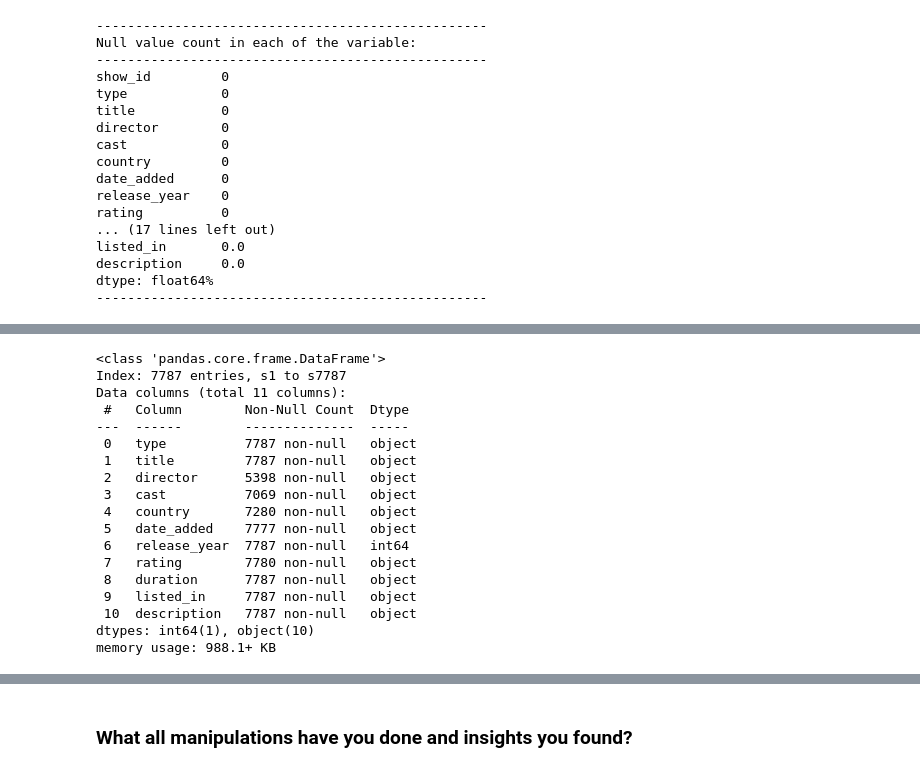
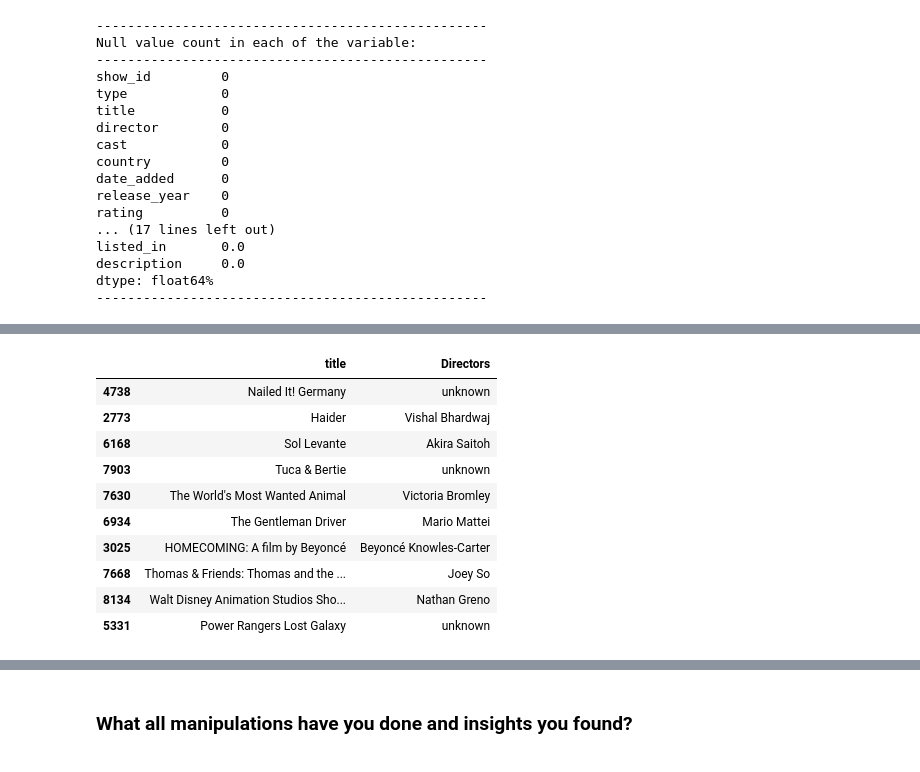
Before and after one commit to Shahrukh2016/Netflix_Movies_and_TV_Shows_Clustering, a Jupyter notebook: IndividualColab_NetflixMoviesAndTvShowsClustering.ipynb, the cells around one changed output, grey strips where cells are left out. Cells and saved outputs as stored; diff of their text form; code cells hidden in the pictures.

```diff
--- a/IndividualColab_NetflixMoviesAndTvShowsClustering.ipynb
+++ b/IndividualColab_NetflixMoviesAndTvShowsClustering.ipynb
@@ -352,7 +352,7 @@ Name: country, Length: 681, dtype: int64
 # %%
 ## Imputing null value as per our discussion
 # imputing with unknown in null values of director and cast feature
-df[['director','cast']]=df[['director','cast']].fillna("unknown")
+df[['director','cast']]=df[['director','cast']].fillna("Unknown")
 
 # Imputing null values of country with Mode
 df['country']=df['country'].fillna(df['country'].mode()[0])
@@ -406,4 +393,0 @@ df.sample(2)
-# %%
-# Defining the new columns as per our above discussion
-df["country_count"]= df["country"].apply(lambda x: len(x.split(",")))
-df["genre_count"]= df["listed_in"].apply(lambda x: len(x.split(",")))
@@ -507,21 +395,0 @@ Name: listed_in, Length: 492, dtype: int64
-# %%
-df.info()
-# %% [output]
-<class 'pandas.core.frame.DataFrame'>
-Index: 7787 entries, s1 to s7787
-Data columns (total 11 columns):
- #   Column        Non-Null Count  Dtype
----  ------        --------------  -----
- 0   type          7787 non-null   object
- 1   title         7787 non-null   object
- 2   director      5398 non-null   object
- 3   cast          7069 non-null   object
- 4   country       7280 non-null   object
- 5   date_added    7777 non-null   object
- 6   release_year  7787 non-null   int64
- 7   rating        7780 non-null   object
- 8   duration      7787 non-null   object
- 9   listed_in     7787 non-null   object
- 10  description   7787 non-null   object
-dtypes: int64(1), object(10)
-memory usage: 988.1+ KB
@@ -534,0 +396,21 @@ memory usage: 988.1+ KB
+# %%
+# Unnesting 'Directors' column
+dir_constraint=df['director'].apply(lambda x: str(x).split(', ')).tolist()
+df1 = pd.DataFrame(dir_constraint, index = df['title'])
+df1 = df1.stack()
+df1 = pd.DataFrame(df1.reset_index())
+df1.rename(columns={0:'Directors'},inplace=True)
+df1 = df1.drop(['level_1'],axis=1)
+df1.sample(10)
+# %% [output]
+|  | title | Directors |
+| 4738 | Nailed It! Germany | unknown |
+| 2773 | Haider | Vishal Bhardwaj |
+| 6168 | Sol Levante | Akira Saitoh |
+| 7903 | Tuca & Bertie | unknown |
+| 7630 | The World's Most Wanted Animal | Victoria Bromley |
+| 6934 | The Gentleman Driver | Mario Mattei |
+| 3025 | HOMECOMING: A film by Beyoncé | Beyoncé Knowles-Carter |
+| 7668 | Thomas & Friends: Thomas and the ... | Joey So |
+| 8134 | Walt Disney Animation Studios Sho... | Nathan Greno |
+| 5331 | Power Rangers Lost Galaxy | unknown |
```
Also changed, not shown: parts of 33 cells of this notebook.
